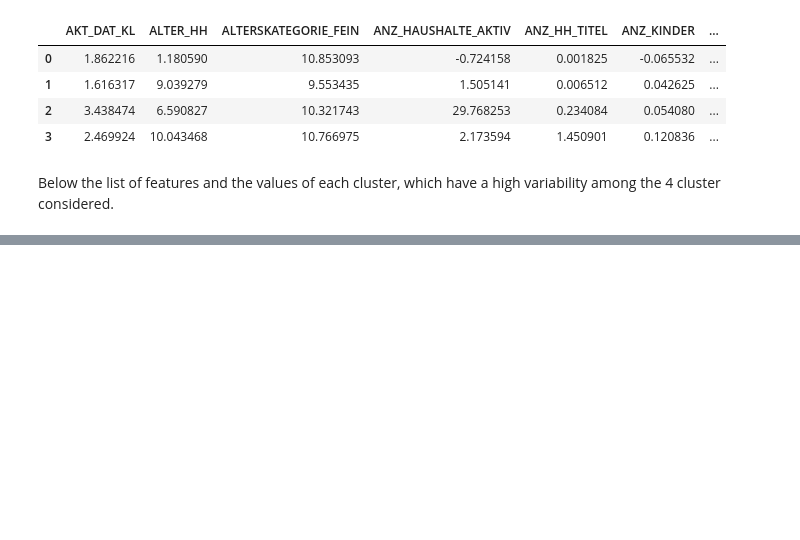
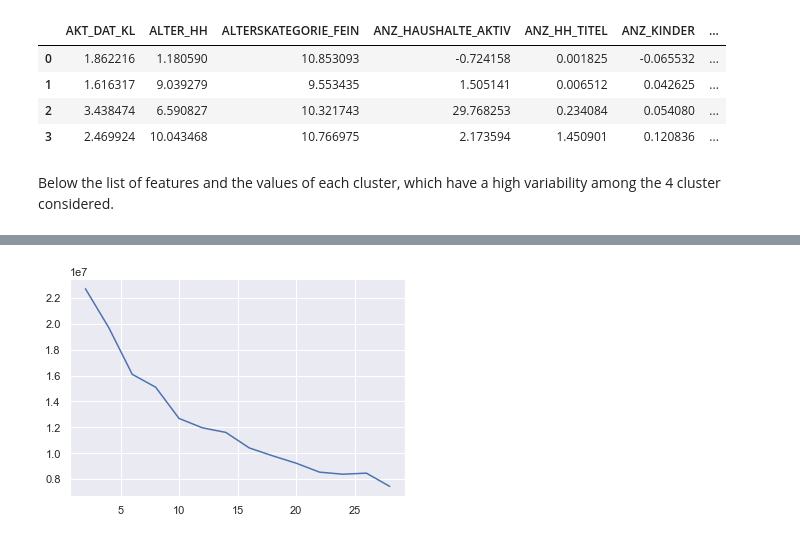
Before and after one commit to efonda/Customer-segmentation-Arvato, a Jupyter notebook: capstone-arvato.ipynb, the cells around one changed output, grey strips where cells are left out. Drawn from its saved outputs; the diff is of its cells as text; code cells hidden in the pictures; blank space fills up the shorter version.

```diff
--- a/capstone-arvato.ipynb
+++ b/capstone-arvato.ipynb
@@ -814,0 +889,10 @@ df_cluster[df_cluster.std()[df_cluster.std()/dfa_cleaned[:1000].max()>0.4].index
+# %%
+SSD_sel = []
+for i in range(2,30,2):
+    kmeans_sel = MiniBatchKMeans(n_clusters = i)
+    kmeans_sel.fit(pca_result_sel)
+    SSD_sel.append(kmeans_sel.inertia_)
+# %%
+plt.plot(list(range(2,30,2)),SSD_sel);
+# %% [output]
+[figure, added]
```
Also changed, not shown: parts of 43 cells of this notebook.
